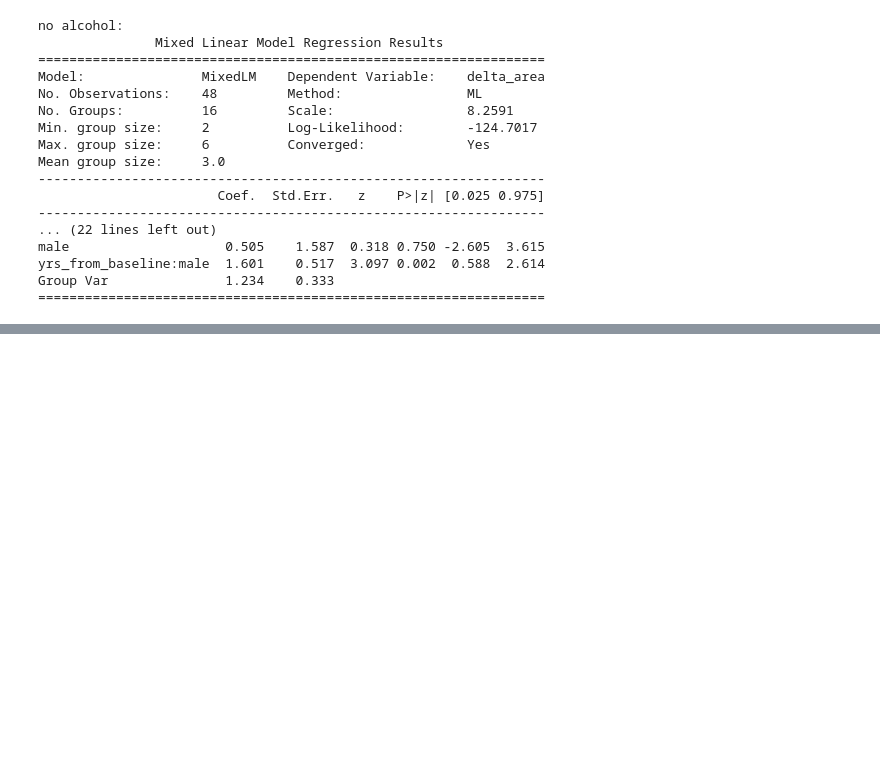
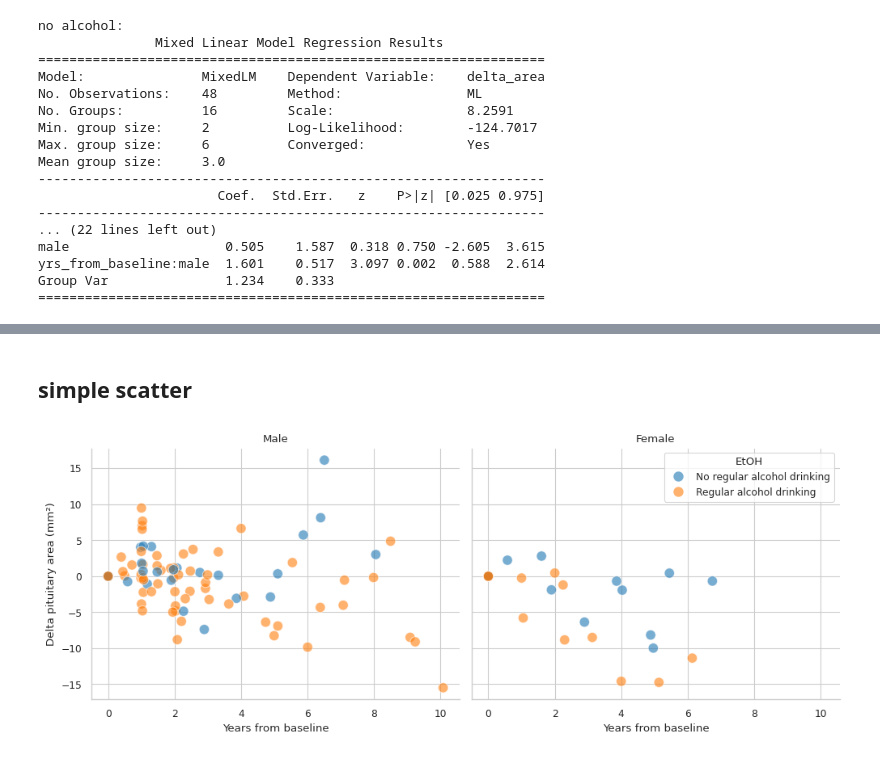
Before and after one commit to HonSou0095/pit2, a Jupyter notebook: pit.ipynb, the cells around one changed output, grey strips where cells are left out. Cells and saved outputs as stored; diff of their text form; code cells hidden in the pictures; blank space fills up the shorter version.

```diff
--- a/pit.ipynb
+++ b/pit.ipynb
@@ -658 +804,31 @@ plt.show()"""
 '# 4. Random effects\nrandom_effects = result_intercept.random_effects\nre_df = pd.DataFrame({gid: re["Group"] for gid, re in random_effects.items()}, index=["Random Intercept"]).T\n\nplt.figure(figsi ...
+# %% [markdown]
+## simple scatter
+# %%
+# Map numeric columns to descriptive labels
+combined["Sex"] = combined["male"].map({0: "Female", 1: "Male"})
+combined["EtOH"] = combined["alcohol2"].map({0: "No regular alcohol drinking",
+                                                      1: "Regular alcohol drinking"})
+g = sns.relplot(
+    x="yrs_from_baseline",
+    y="delta_area",
+    hue="EtOH",
+    col="Sex",
+    data=combined,
+    alpha=0.6,
+    s=80,
+    height=4,
+    aspect=1,
+)
+
+g.set_axis_labels("Years from baseline", "Delta pituitary area (mm²)")
+g.set_titles("{col_name}")  # clean facet titles
+
+# move legend
+g._legend.set_bbox_to_anchor((0.98, 0.82))
+g._legend.set_frame_on(True)
+
+plt.tight_layout()
+plt.show()
+# %% [output]
+[figure, added]
```
Also changed, not shown: parts of 15 cells of this notebook.
